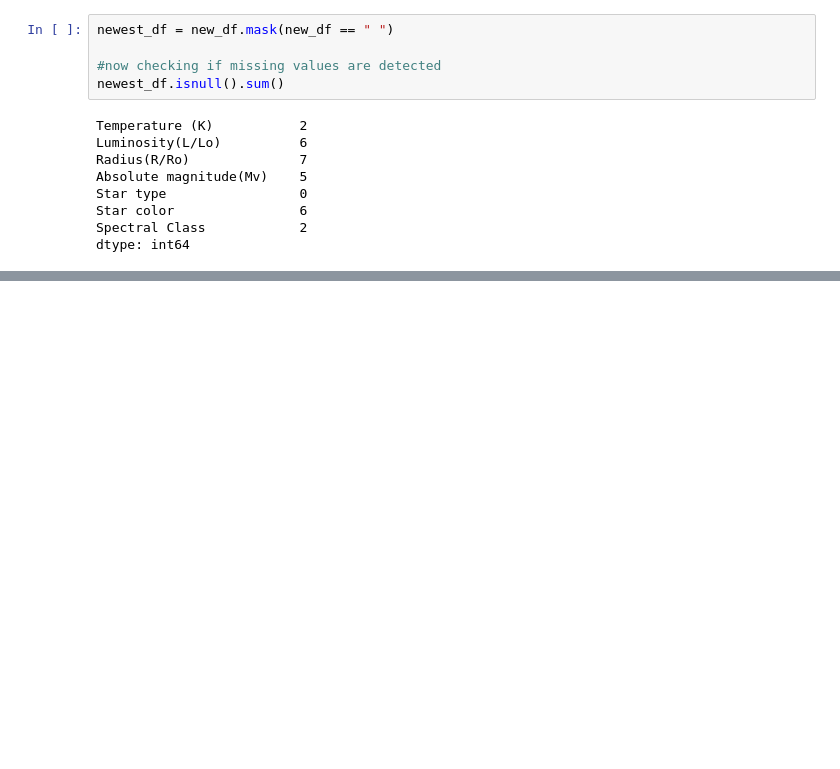
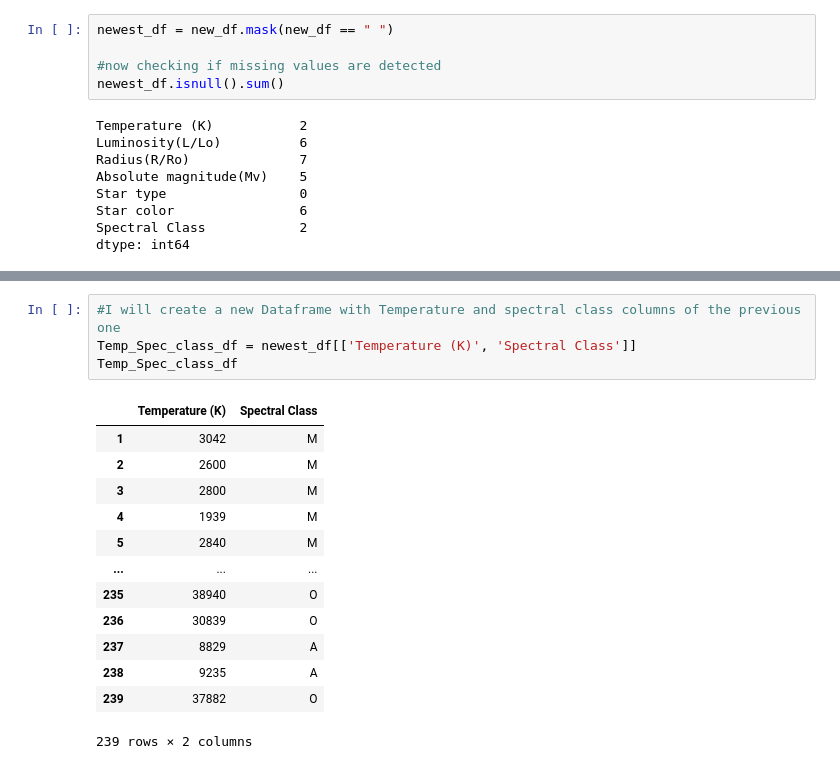
Before and after one commit to AER-cmd/my_ML_learning_projects, a Jupyter notebook: code.ipynb, the cells around one changed output, grey strips where cells are left out. Saved outputs shown, nothing was run; the diff lists cells and outputs as text; blank space fills up the shorter version.

```diff
--- a/code.ipynb
+++ b/code.ipynb
@@ -172,0 +196,18 @@ dtype: int64
+# %%
+#I will create a new Dataframe with Temperature and spectral class columns of the previous one
+Temp_Spec_class_df = newest_df[['Temperature (K)', 'Spectral Class']]
+Temp_Spec_class_df
+# %% [output]
+|  | Temperature (K) | Spectral Class |
+| 1 | 3042 | M |
+| 2 | 2600 | M |
+| 3 | 2800 | M |
+| 4 | 1939 | M |
+| 5 | 2840 | M |
+| ... | ... | ... |
+| 235 | 38940 | O |
+| 236 | 30839 | O |
+| 237 | 8829 | A |
+| 238 | 9235 | A |
+| 239 | 37882 | O |
+239 rows × 2 columns
```
Also changed, not shown: parts of 4 cells of this notebook.
